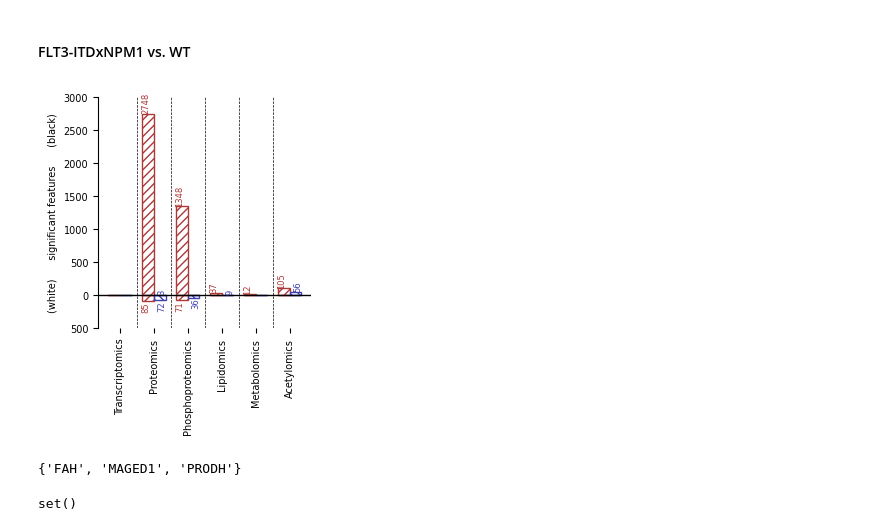
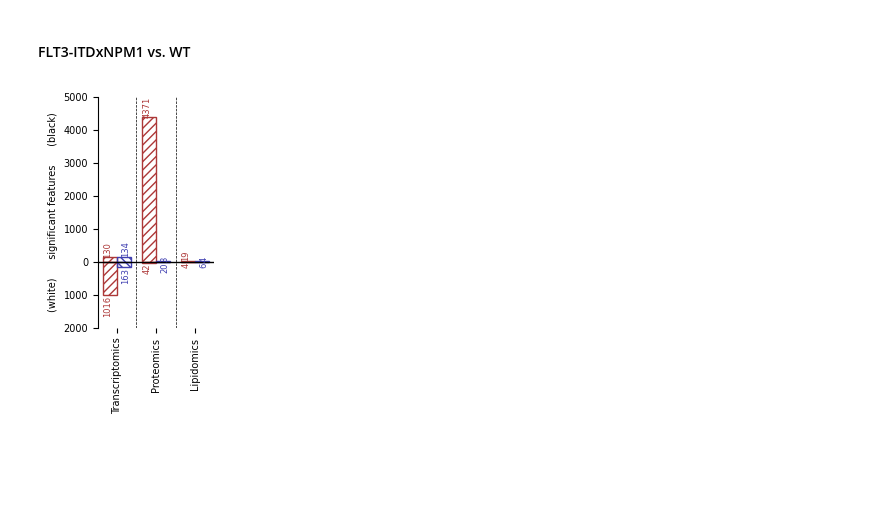
Before and after one commit to PNNL-CompBio/amlMultidrugResistance, a Jupyter notebook: aml_outcome_disparities/analysis/dylan/differential_expression.ipynb, the cells around one changed output. Saved outputs shown, nothing was run; the diff lists cells and outputs as text; code cells hidden in the pictures; blank space fills up the shorter version.

```diff
--- a/aml_outcome_disparities/analysis/dylan/differential_expression.ipynb
+++ b/aml_outcome_disparities/analysis/dylan/differential_expression.ipynb
@@ -1546,44 +667,32 @@ plt.close()
 #### FLT3-ITDxNPM1 vs. WT
 # %%
 # bar data
-x = list(range(1, 7)) * 2
+x = list(range(1, 4)) * 2
 all_up = [
     # black patients
-    0,
-    len(b_flt3itdnpm1_prot_top_up),
-    len(b_flt3itdnpm1_phos_top_up),
-    len(b_flt3itdnpm1_lipid_top_up),
-    len(b_flt3itdnpm1_metab_top_up),
-    len(b_flt3itdnpm1_acetyl_top_up),
+    len(top_up_and_down[("B_FLT3-ITDxNPM1-WT", "Transcriptomics")]["up"]),
+    len(top_up_and_down[("B_FLT3-ITDxNPM1-WT", "Proteomics")]["up"]),
+    len(top_up_and_down[("B_FLT3-ITDxNPM1-WT", "Lipidomics")]["up"]),
     # white patients (negative values)
-    0,
-    -len(w_flt3itdnpm1_prot_top_up),
-    -len(w_flt3itdnpm1_phos_top_up),
-    0,
-    0,
-    0
+    -len(top_up_and_down[("W_FLT3-ITDxNPM1-WT", "Transcriptomics")]["up"]),
+    -len(top_up_and_down[("W_FLT3-ITDxNPM1-WT", "Proteomics")]["up"]),
+    -len(top_up_and_down[("W_FLT3-ITDxNPM1-WT", "Lipidomics")]["up"]),
 ]
 all_down = [
     # black patients
-    0,
-    len(b_flt3itdnpm1_prot_top_down),
-    len(b_flt3itdnpm1_phos_top_down),
-    len(b_flt3itdnpm1_lipid_top_down),
-    len(b_flt3itdnpm1_metab_top_down),
-    len(b_flt3itdnpm1_acetyl_top_down),
+    len(top_up_and_down[("B_FLT3-ITDxNPM1-WT", "Transcriptomics")]["down"]),
+    len(top_up_and_down[("B_FLT3-ITDxNPM1-WT", "Proteomics")]["down"]),
+    len(top_up_and_down[("B_FLT3-ITDxNPM1-WT", "Lipidomics")]["down"]),
     # white patients (negative values)
-    0,
-    -len(w_flt3itdnpm1_prot_top_down),
-    -len(w_flt3itdnpm1_phos_top_down),
-    0,
-    0,
-    0
+    -len(top_up_and_down[("W_FLT3-ITDxNPM1-WT", "Transcriptomics")]["down"]),
+    -len(top_up_and_down[("W_FLT3-ITDxNPM1-WT", "Proteomics")]["down"]),
+    -len(top_up_and_down[("W_FLT3-ITDxNPM1-WT", "Lipidomics")]["down"]),
 ]
 
 
 # figure and subpanels
 fig, ax = plt.subplots(
-    figsize=(2.75, 3),
+    figsize=(1.5, 3),
 )
 
 # misc parameters
@@ -1647,47 +756,36 @@ for _x, _all_down in zip(x, all_down):
 
 # customizations
 ax.axhline(0, c="k", lw=1.)
-for vlx in [1.5, 2.5, 3.5, 4.5, 5.5]:
+for vlx in [1.5, 2.5]:
     ax.axvline(vlx, c="k", lw=0.5, ls="--")
 for d in ["top", "bottom", "right"]:
     ax.spines[d].set_visible(False)
-ax.set_xticks(range(1, 7))
+ax.set_xticks(range(1, 4))
 ax.set_xticklabels(
     [
         "Transcriptomics",
         "Proteomics",
-        "Phosphoproteomics",
         "Lipidomics",
-        "Metabolomics",
-        "Acetylomics",
     ],
     rotation="vertical"
 )
 ax.set_ylabel("(white)      significant features      (black)")
 ax.set_yticks(ax.get_yticks())
 ax.set_yticklabels([
     _.get_text().lstrip("−")
     for _ in ax.get_yticklabels()
 ])
 
 plt.savefig(
     os.path.join(
         FIGURE_DIR,
         "BW_FLT3-ITDxNPM1-WT_sig-feat-counts.png"
     ),
     dpi=400,
     bbox_inches="tight",
     transparent=True
 )
 plt.show()
 plt.close()
 # %% [output]
-[figure, old version]
+[figure, new version]
-# %%
-set(b_flt3itd_prot_top_up["Feature"].to_list()) &  set(w_flt3itd_prot_top_up["Feature"].to_list())
-# %% [output]
-{'FAH', 'MAGED1', 'PRODH'}
-# %%
-set(b_flt3itd_prot_top_down["Feature"].to_list()) &  set(w_flt3itd_prot_top_down["Feature"].to_list())
-# %% [output]
-set()
```
Also changed, not shown: parts of 82 cells of this notebook.
